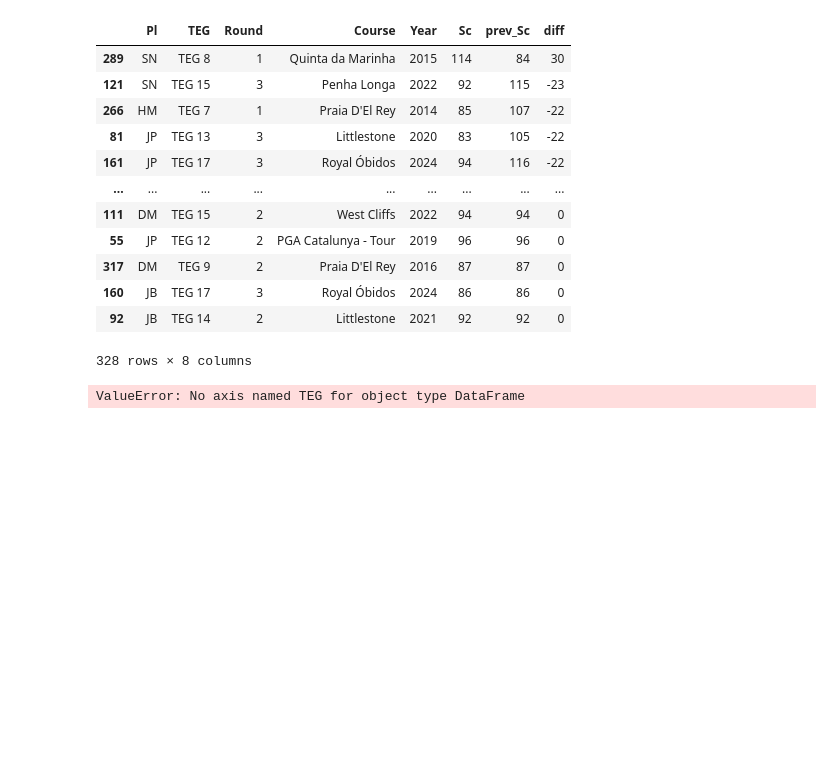
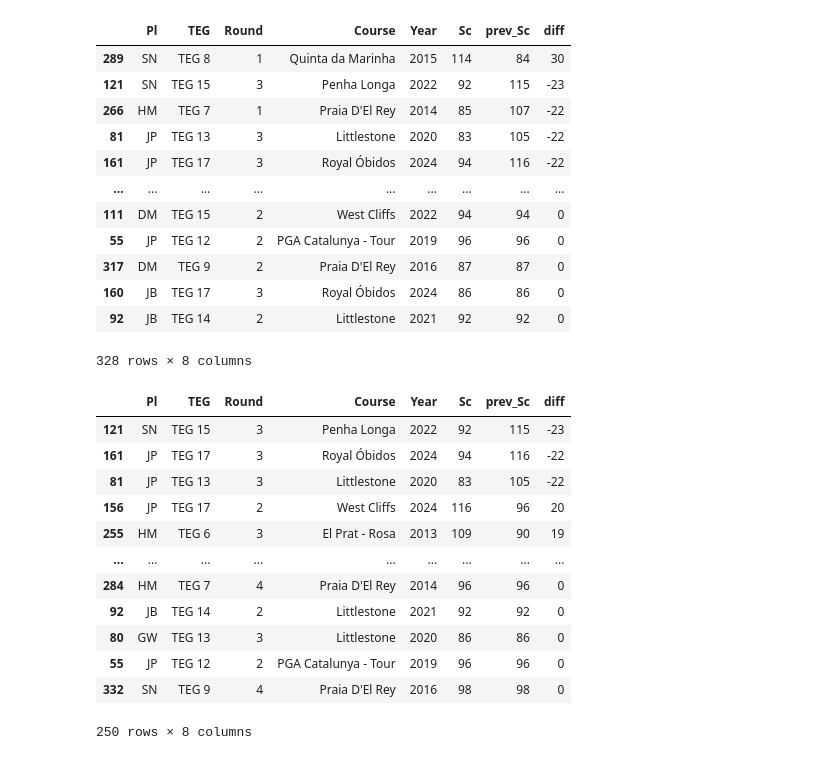
Before and after one commit to jonbaker99/teg_v2, a Jupyter notebook: streamlit/quick_notebook.ipynb, the cells around one changed output. Saved outputs shown, nothing was run; the diff lists cells and outputs as text; code cells hidden in the pictures; blank space fills up the shorter version.

Commit message:
updated course averages

```diff
--- a/streamlit/quick_notebook.ipynb
+++ b/streamlit/quick_notebook.ipynb
@@ -125,15 +125,27 @@ rd_data[['Pl','TEG','Round','Course','Year','Sc','prev_Sc','diff']]
 # %%
 rd_data = all_rd_data
 
 rd_data.sort_values(['Pl', 'TR'], inplace=True)
-rd_data['diff'] = (rd_data.groupby('Pl','TEG')['Sc'].diff().values)
-rd_data.reset_index(inplace=True)
-rd_data['prev_Sc'] = rd_data.groupby('Pl','TEG')['Sc'].shift()
-rd_data.reset_index(inplace=True)
+
+rd_data['diff'] = rd_data.groupby(['Pl', 'TEG'])['Sc'].diff().values
+rd_data['prev_Sc'] = rd_data.groupby(['Pl', 'TEG'])['Sc'].shift()
+
 rd_data.dropna(subset=['diff'], inplace=True)
 rd_data['diff_abs'] = rd_data['diff'].abs()
 rd_data.sort_values(['diff_abs'],inplace=True, ascending=False)
 rd_data[['Sc','prev_Sc','diff']] = rd_data[['Sc','prev_Sc','diff']].astype(int)
 rd_data[['Pl','TEG','Round','Course','Year','Sc','prev_Sc','diff']]
 # %% [output]
+|  | Pl | TEG | Round | Course | Year | Sc | prev_Sc | diff |
+| 121 | SN | TEG 15 | 3 | Penha Longa | 2022 | 92 | 115 | -23 |
+| 161 | JP | TEG 17 | 3 | Royal Óbidos | 2024 | 94 | 116 | -22 |
+| 81 | JP | TEG 13 | 3 | Littlestone | 2020 | 83 | 105 | -22 |
+| 156 | JP | TEG 17 | 2 | West Cliffs | 2024 | 116 | 96 | 20 |
+| 255 | HM | TEG 6 | 3 | El Prat - Rosa | 2013 | 109 | 90 | 19 |
+| ... | ... | ... | ... | ... | ... | ... | ... | ... |
+| 284 | HM | TEG 7 | 4 | Praia D'El Rey | 2014 | 96 | 96 | 0 |
+| 92 | JB | TEG 14 | 2 | Littlestone | 2021 | 92 | 92 | 0 |
+| 80 | GW | TEG 13 | 3 | Littlestone | 2020 | 86 | 86 | 0 |
+| 55 | JP | TEG 12 | 2 | PGA Catalunya - Tour | 2019 | 96 | 96 | 0 |
+| 332 | SN | TEG 9 | 4 | Praia D'El Rey | 2016 | 98 | 98 | 0 |
-ValueError: No axis named TEG for object type DataFrame
+250 rows × 8 columns
```
Also changed, not shown: parts of 4 cells of this notebook, 2 other files.
